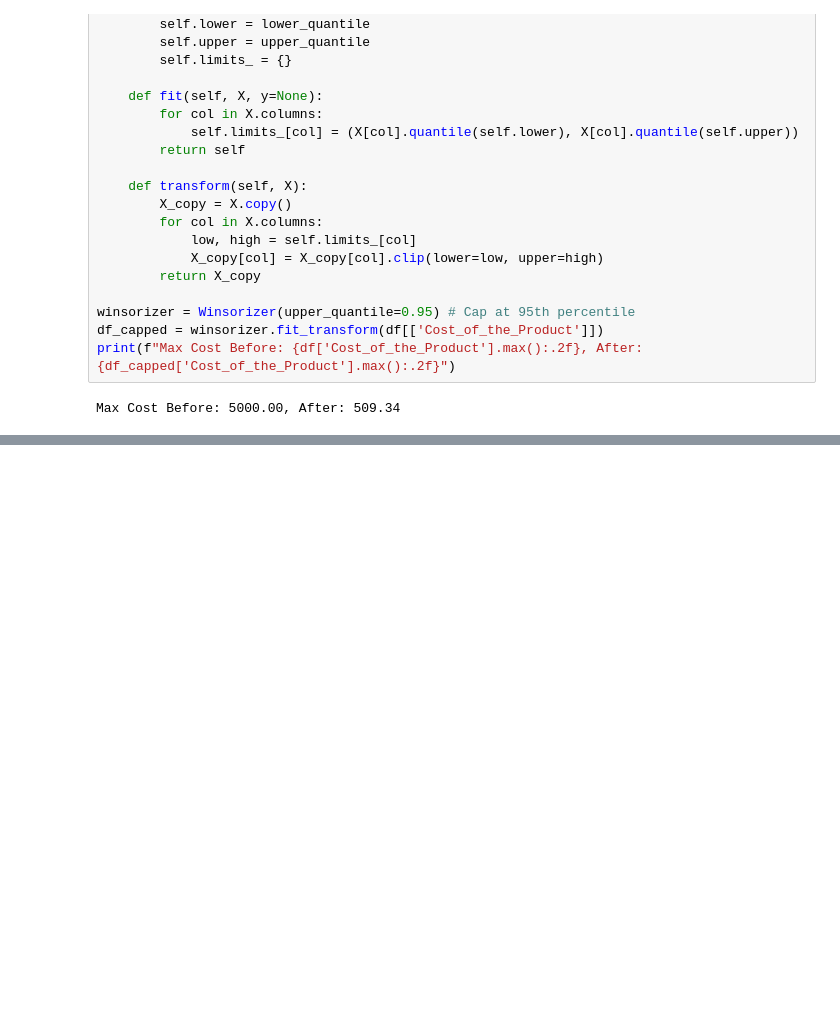
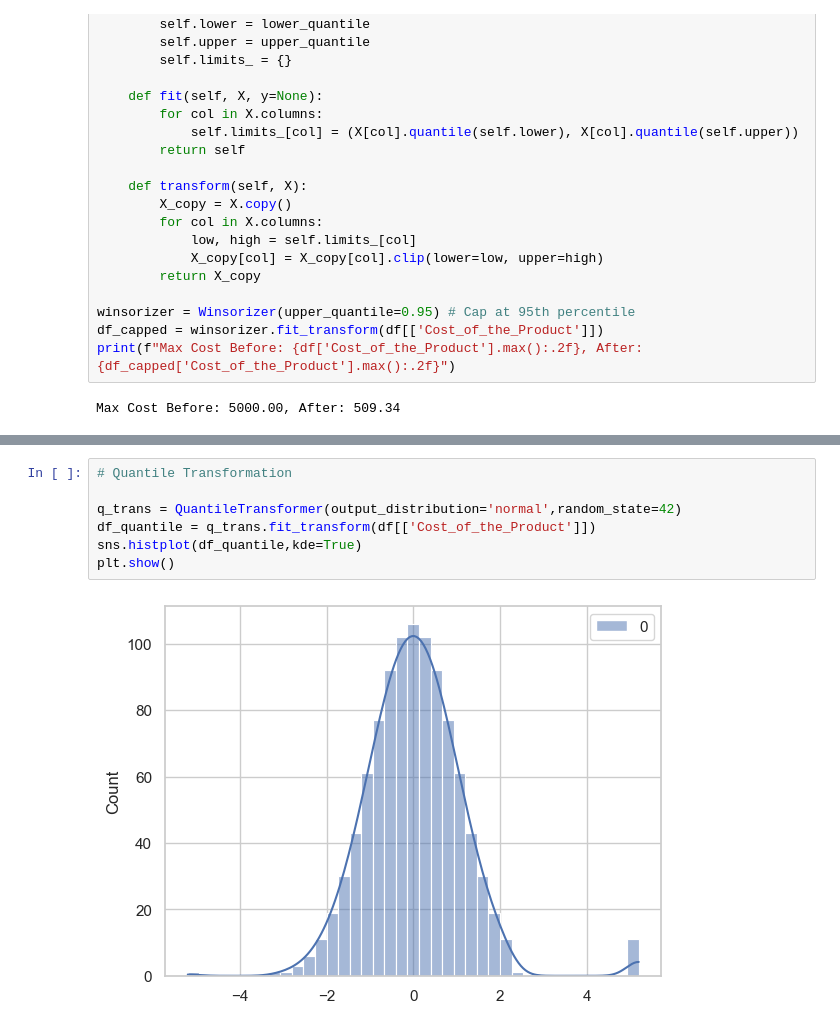
Before and after one commit to mailech/ShipmentSure-Predicting-On-Time-Delivery-Using-Supplier-Data, a Jupyter notebook: PreProcessing.ipynb, the cells around one changed output, grey strips where cells are left out. Drawn from its saved outputs; the diff is of its cells as text; blank space fills up the shorter version.

```diff
--- a/PreProcessing.ipynb
+++ b/PreProcessing.ipynb
@@ -329,0 +351,9 @@ Max Cost Before: 5000.00, After: 509.34
+# %%
+# Quantile Transformation
+
+q_trans = QuantileTransformer(output_distribution='normal',random_state=42)
+df_quantile = q_trans.fit_transform(df[['Cost_of_the_Product']])
+sns.histplot(df_quantile,kde=True)
+plt.show()
+# %% [output]
+[figure, added]
```
Also changed, not shown: parts of 2 cells of this notebook, 2 other files.
